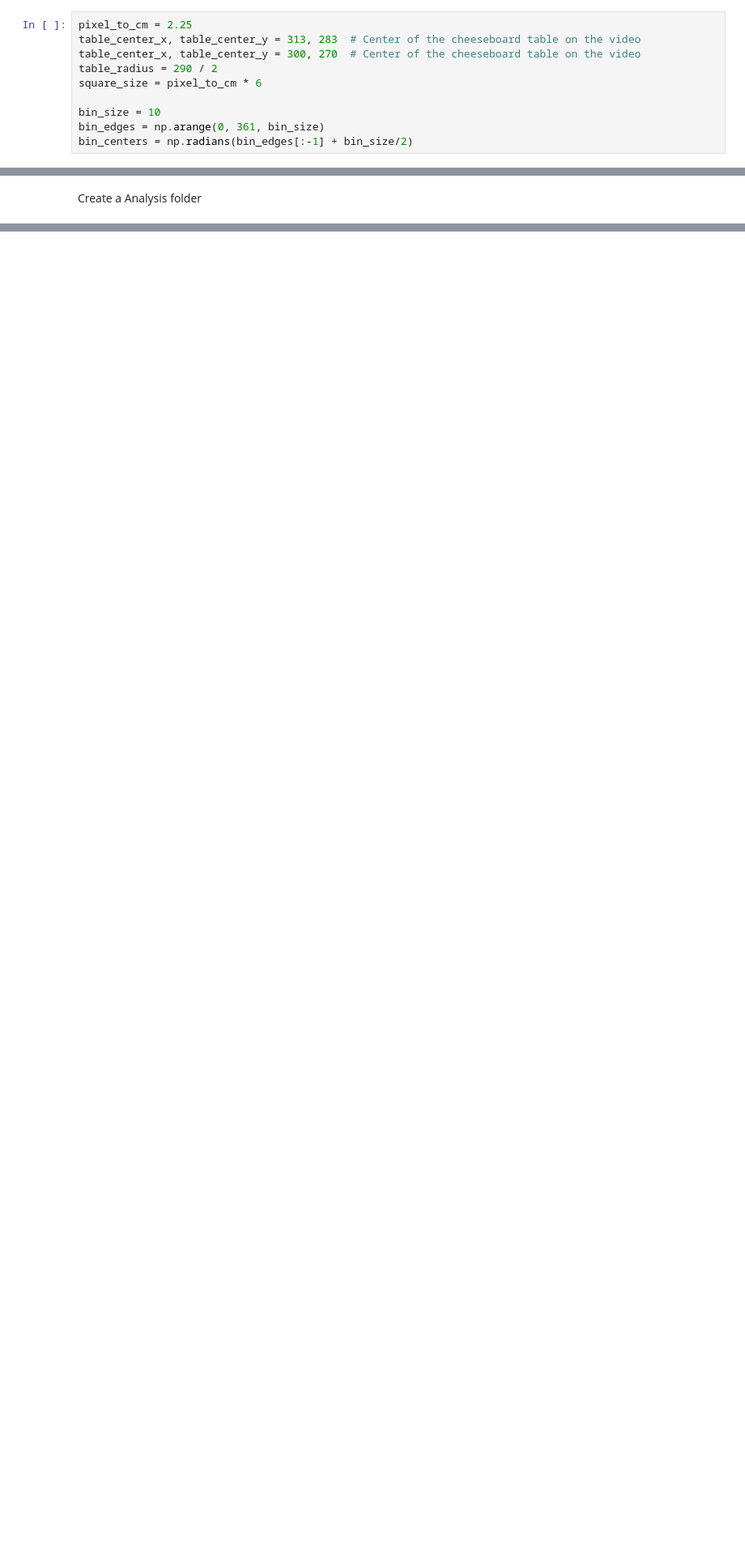
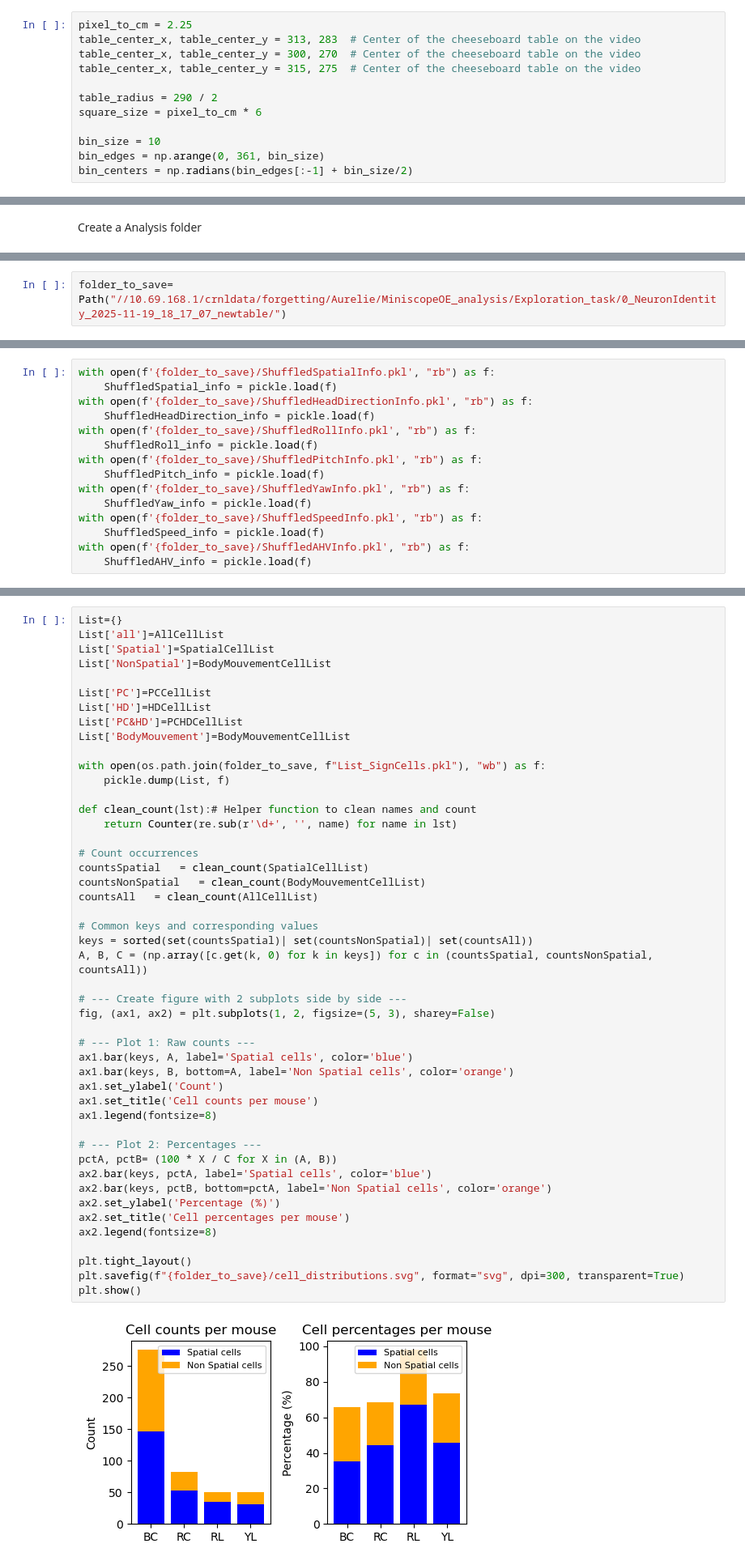
Before and after one commit to melodieborel/HayLabAnalysis, a Jupyter notebook: python/_DLC&MINI_3_detect_place&HD_cells.ipynb, the cells around one changed output, grey strips where cells are left out. Shown at 81% size. Drawn from its saved outputs; the diff is of its cells as text; blank space fills up the shorter version.

Commit message:
Best detection Neuron ID

```diff
--- a/python/_DLC&MINI_3_detect_place&HD_cells.ipynb
+++ b/python/_DLC&MINI_3_detect_place&HD_cells.ipynb
@@ -98,6 +100,8 @@ Define parameters
 pixel_to_cm = 2.25
 table_center_x, table_center_y = 313, 283  # Center of the cheeseboard table on the video
 table_center_x, table_center_y = 300, 270  # Center of the cheeseboard table on the video
+table_center_x, table_center_y = 315, 275  # Center of the cheeseboard table on the video
+
 table_radius = 290 / 2
 square_size = pixel_to_cm * 6
 
@@ -2846,0 +853,2 @@ plt.show()
+# %%
+folder_to_save= Path("//10.69.168.1/crnldata/forgetting/Aurelie/MiniscopeOE_analysis/Exploration_task/0_NeuronIdentity_2025-11-19_18_17_07_newtable/")
@@ -2846,0 +857,15 @@ plt.show()
+# %%
+with open(f'{folder_to_save}/ShuffledSpatialInfo.pkl', "rb") as f:
+    ShuffledSpatial_info = pickle.load(f)
+with open(f'{folder_to_save}/ShuffledHeadDirectionInfo.pkl', "rb") as f:
+    ShuffledHeadDirection_info = pickle.load(f)
+with open(f'{folder_to_save}/ShuffledRollInfo.pkl', "rb") as f:
+    ShuffledRoll_info = pickle.load(f)
+with open(f'{folder_to_save}/ShuffledPitchInfo.pkl', "rb") as f:
+    ShuffledPitch_info = pickle.load(f)
+with open(f'{folder_to_save}/ShuffledYawInfo.pkl', "rb") as f:
+    ShuffledYaw_info = pickle.load(f)
+with open(f'{folder_to_save}/ShuffledSpeedInfo.pkl', "rb") as f:
+    ShuffledSpeed_info = pickle.load(f)
+with open(f'{folder_to_save}/ShuffledAHVInfo.pkl', "rb") as f:
+    ShuffledAHV_info = pickle.load(f)
@@ -2846,0 +1063,49 @@ plt.show()
+# %%
+List={}
+List['all']=AllCellList
+List['Spatial']=SpatialCellList
+List['NonSpatial']=BodyMouvementCellList
+
+List['PC']=PCCellList
+List['HD']=HDCellList
+List['PC&HD']=PCHDCellList
+List['BodyMouvement']=BodyMouvementCellList
+
+with open(os.path.join(folder_to_save, f"List_SignCells.pkl"), "wb") as f:
+    pickle.dump(List, f)
+
+def clean_count(lst):# Helper function to clean names and count
+    return Counter(re.sub(r'\d+', '', name) for name in lst)
+
+# Count occurrences
+countsSpatial   = clean_count(SpatialCellList)
+countsNonSpatial   = clean_count(BodyMouvementCellList)
+countsAll   = clean_count(AllCellList)
+
+# Common keys and corresponding values
+keys = sorted(set(countsSpatial)| set(countsNonSpatial)| set(countsAll))
+A, B, C = (np.array([c.get(k, 0) for k in keys]) for c in (countsSpatial, countsNonSpatial, countsAll))
+
+# --- Create figure with 2 subplots side by side ---
+fig, (ax1, ax2) = plt.subplots(1, 2, figsize=(5, 3), sharey=False)
+
+# --- Plot 1: Raw counts ---
+ax1.bar(keys, A, label='Spatial cells', color='blue')
+ax1.bar(keys, B, bottom=A, label='Non Spatial cells', color='orange')
+ax1.set_ylabel('Count')
+ax1.set_title('Cell counts per mouse')
+ax1.legend(fontsize=8)
+
+# --- Plot 2: Percentages ---
+pctA, pctB= (100 * X / C for X in (A, B))
+ax2.bar(keys, pctA, label='Spatial cells', color='blue')
+ax2.bar(keys, pctB, bottom=pctA, label='Non Spatial cells', color='orange')
+ax2.set_ylabel('Percentage (%)')
+ax2.set_title('Cell percentages per mouse')
+ax2.legend(fontsize=8)
+
+plt.tight_layout()
+plt.savefig(f"{folder_to_save}/cell_distributions.svg", format="svg", dpi=300, transparent=True)
+plt.show()
+# %% [output]
+[figure, added]
```
Also changed, not shown: parts of 74 cells of this notebook, 6 other files.
